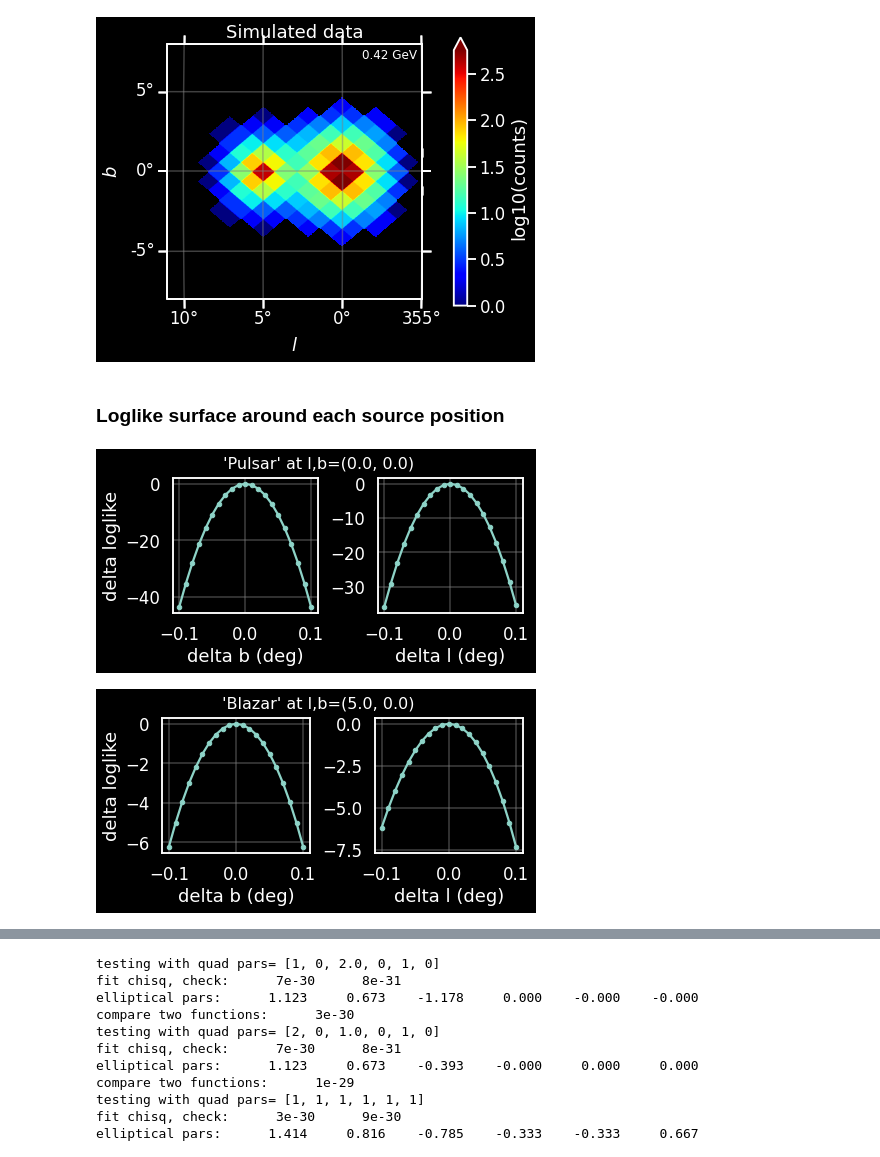
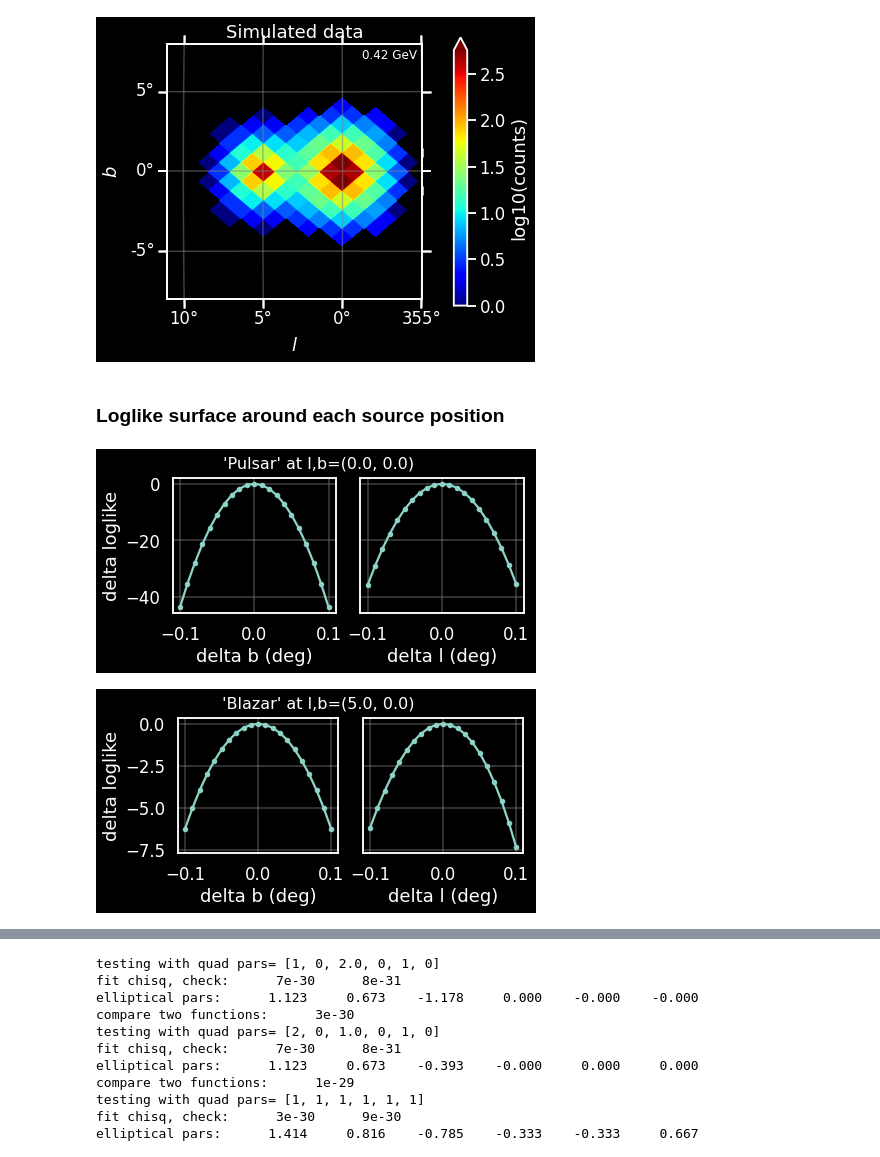
Before and after one commit to tburnett/kerr-diffuse, a Jupyter notebook: band_testing.ipynb, the cells around one changed output, grey strips where cells are left out. Saved outputs shown, nothing was run; the diff lists cells and outputs as text; code cells hidden in the pictures.

```diff
--- a/band_testing.ipynb
+++ b/band_testing.ipynb
@@ -35,27 +36,27 @@ band.plot_pixel_map((3,0), log=True, size=16, data=band.data, title='Simulated d
 # %%
 show(f"""### Loglike surface around each source position""")
 for src in source_model:
 
     l0, b0 = src.skydir.l.deg, src.skydir.b.deg
     llz = band.loglike()
     delta = np.linspace(-.1,.1, 21)
 
-    with source_model.localization_context(src.name):
+    with source_model.localization_view(src.name):
 
         sll = SkyCoord(l0 + delta, b0, unit='deg', frame='galactic')
         sbb = SkyCoord(l0, b0 + delta, unit='deg', frame='galactic')
 
         yll = [band.loglike(x)-llz  for x in sll]
         ybb = [band.loglike(x)-llz  for x in sbb]
 
-    fig, (ax1,ax2) = plt.subplots(1,2, figsize=(6,3),)# sharey=True)
+    fig, (ax1,ax2) = plt.subplots(1,2, figsize=(6,3),sharey=True)
 
-    ax1.plot(delta, ybb, '.-');
-    ax2.plot(delta, yll, '.-');
-    ax1.set(xlabel='delta b (deg)', ylabel='delta loglike', )#ylim=(-9,0.5))
+    ax1.plot(delta, ybb, '.-')
+    ax2.plot(delta, yll, '.-')
+    ax1.set(xlabel='delta b (deg)', ylabel='delta loglike', )
     ax2.set_xlabel('delta l (deg)')
     fig.suptitle(f" '{src.name}' at l,b=({l0}, {b0})", fontsize=16);
 # %% [output]
 ### Loglike surface around each source position
-[figure, old version]
+[figure, new version]
-[figure, old version]
+[figure, new version]
```
Also changed, not shown: parts of 10 cells of this notebook, 5 other files.
